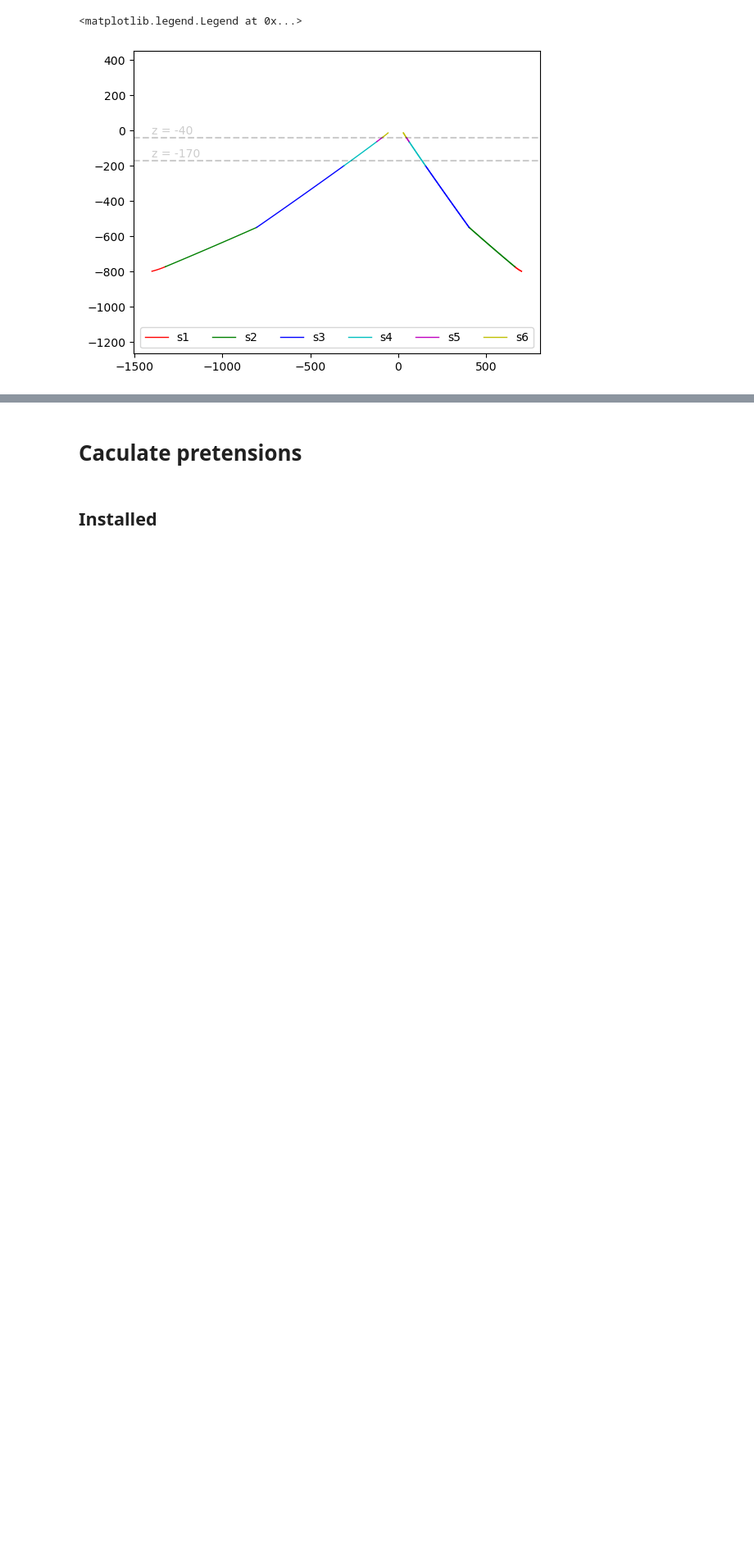
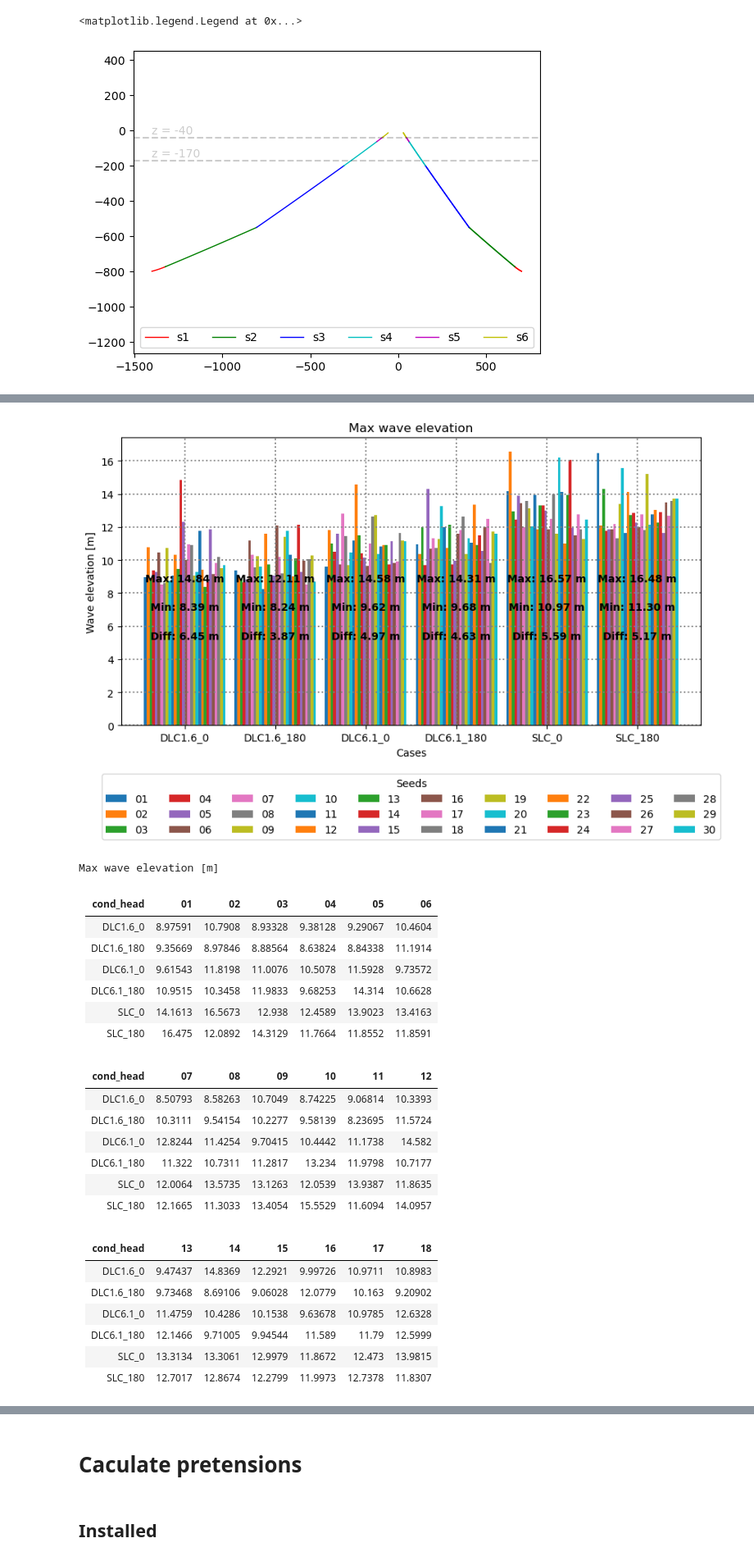
Before and after one commit to rrvishnu13/IEAtask49_deepDesign, a Jupyter notebook: scripts/extreme.ipynb, the cells around one changed output, grey strips where cells are left out. Shown at 82% size. Cells and saved outputs as stored; diff of their text form; code cells hidden in the pictures; blank space fills up the shorter version.

Commit message:
Max wave elevation check

```diff
--- a/scripts/extreme.ipynb
+++ b/scripts/extreme.ipynb
@@ -82,0 +258,72 @@ ax.legend(legendList, colGroups.keys(), loc = 'lower center', bbox_to_anchor=(0.
+# %%
+valHeader = ['Wave1Elev']
+valType   = 'max'
+maxPd               = sumDf.xs(valType, axis = 1, level = 1).loc[:,valHeader].copy() #select only the mean values of FAIRTEN6 which is the upwind line
+maxPd['cond_head']  = sumDf['cond_head']
+maxPd['seed']       = sumDf['seed']
+
+
+pivot_df = maxPd.pivot(index='cond_head', columns='seed', values='Wave1Elev')
+
+
+# pivot_df.loc['DLC1.6_180', :] = -1 * pivot_df.loc['DLC1.6_180', :] #invert the surge for the 180 deg heading
+# pivot_df.loc['DLC6.1_180', :] = -1 * pivot_df.loc['DLC6.1_180', :]
+# pivot_df.loc['SLC_180', :] = -1 * pivot_df.loc['SLC_180', :]
+
+pivot_df.plot(kind='bar', figsize=(10, 5), width = 0.9)
+
+plt.xlabel('Cases')
+plt.ylabel('Wave elevation [m]')
+plt.xticks(rotation=0)
+plt.title('Max wave elevation')
+plt.legend(title='Seeds', loc='upper center', bbox_to_anchor=(0.5, -0.15), ncols=10)
+plt.grid(True, color = "grey", linewidth = "1.4", linestyle = ":")
+
+
+
+pivot_df['min'] = pivot_df.min(axis=1)
+pivot_df['max'] = pivot_df.max(axis=1)
+
+dist =  np.mean(plt.ylim()) * 0.2
+
+for index, row in pivot_df.iterrows():
+    x_coord = pivot_df.index.get_loc(index)  # Get the numerical x-coordinate
+    plt.annotate(f'Max: {row["max"]:.2f} m', xy=(x_coord, np.mean(plt.ylim())),
+                ha='center', color='k', weight='bold')
+    plt.annotate(f'Min: {row["min"]:.2f} m', xy=(x_coord, np.mean(plt.ylim()) - dist),
+                ha='center', color='k', weight='bold')
+    #difference
+    plt.annotate(f'Diff: {(row["max"]-row["min"]):.2f} m', xy=(x_coord, np.mean(plt.ylim()) - 2 * dist),
+                ha='center', color='k', weight='bold')
+
+plt.show()
+
+print('Max wave elevation [m]')
+displayDf(pivot_df, nCols = 6)
+# %% [output]
+[figure, added]
+Max wave elevation [m]
+| cond_head   |       01 |       02 |       03 |       04 |       05 |       06 |
+|:------------|---------:|---------:|---------:|---------:|---------:|---------:|
+| DLC1.6_0    |  8.97591 | 10.7908  |  8.93328 |  9.38128 |  9.29067 | 10.4604  |
+| DLC1.6_180  |  9.35669 |  8.97846 |  8.88564 |  8.63824 |  8.84338 | 11.1914  |
+| DLC6.1_0    |  9.61543 | 11.8198  | 11.0076  | 10.5078  | 11.5928  |  9.73572 |
+| DLC6.1_180  | 10.9515  | 10.3458  | 11.9833  |  9.68253 | 14.314   | 10.6628  |
+| SLC_0       | 14.1613  | 16.5673  | 12.938   | 12.4589  | 13.9023  | 13.4163  |
+| SLC_180     | 16.475   | 12.0892  | 14.3129  | 11.7664  | 11.8552  | 11.8591  |
+| cond_head   |       07 |       08 |       09 |       10 |       11 |      12 |
+|:------------|---------:|---------:|---------:|---------:|---------:|--------:|
+| DLC1.6_0    |  8.50793 |  8.58263 | 10.7049  |  8.74225 |  9.06814 | 10.3393 |
+| DLC1.6_180  | 10.3111  |  9.54154 | 10.2277  |  9.58139 |  8.23695 | 11.5724 |
+| DLC6.1_0    | 12.8244  | 11.4254  |  9.70415 | 10.4442  | 11.1738  | 14.582  |
+| DLC6.1_180  | 11.322   | 10.7311  | 11.2817  | 13.234   | 11.9798  | 10.7177 |
+| SLC_0       | 12.0064  | 13.5735  | 13.1263  | 12.0539  | 13.9387  | 11.8635 |
+| SLC_180     | 12.1665  | 11.3033  | 13.4054  | 15.5529  | 11.6094  | 14.0957 |
+| cond_head   |       13 |       14 |       15 |       16 |      17 |       18 |
+|:------------|---------:|---------:|---------:|---------:|--------:|---------:|
+| DLC1.6_0    |  9.47437 | 14.8369  | 12.2921  |  9.99726 | 10.9711 | 10.8983  |
+| DLC1.6_180  |  9.73468 |  8.69106 |  9.06028 | 12.0779  | 10.163  |  9.20902 |
+| DLC6.1_0    | 11.4759  | 10.4286  | 10.1538  |  9.63678 | 10.9785 | 12.6328  |
+| DLC6.1_180  | 12.1466  |  9.71005 |  9.94544 | 11.589   | 11.79   | 12.5999  |
+| SLC_0       | 13.3134  | 13.3061  | 12.9979  | 11.8672  | 12.473  | 13.9815  |
+| SLC_180     | 12.7017  | 12.8674  | 12.2799  | 11.9973  | 12.7378 | 11.8307  |
```
Also changed, not shown: parts of 9 cells of this notebook, 2 other files.
